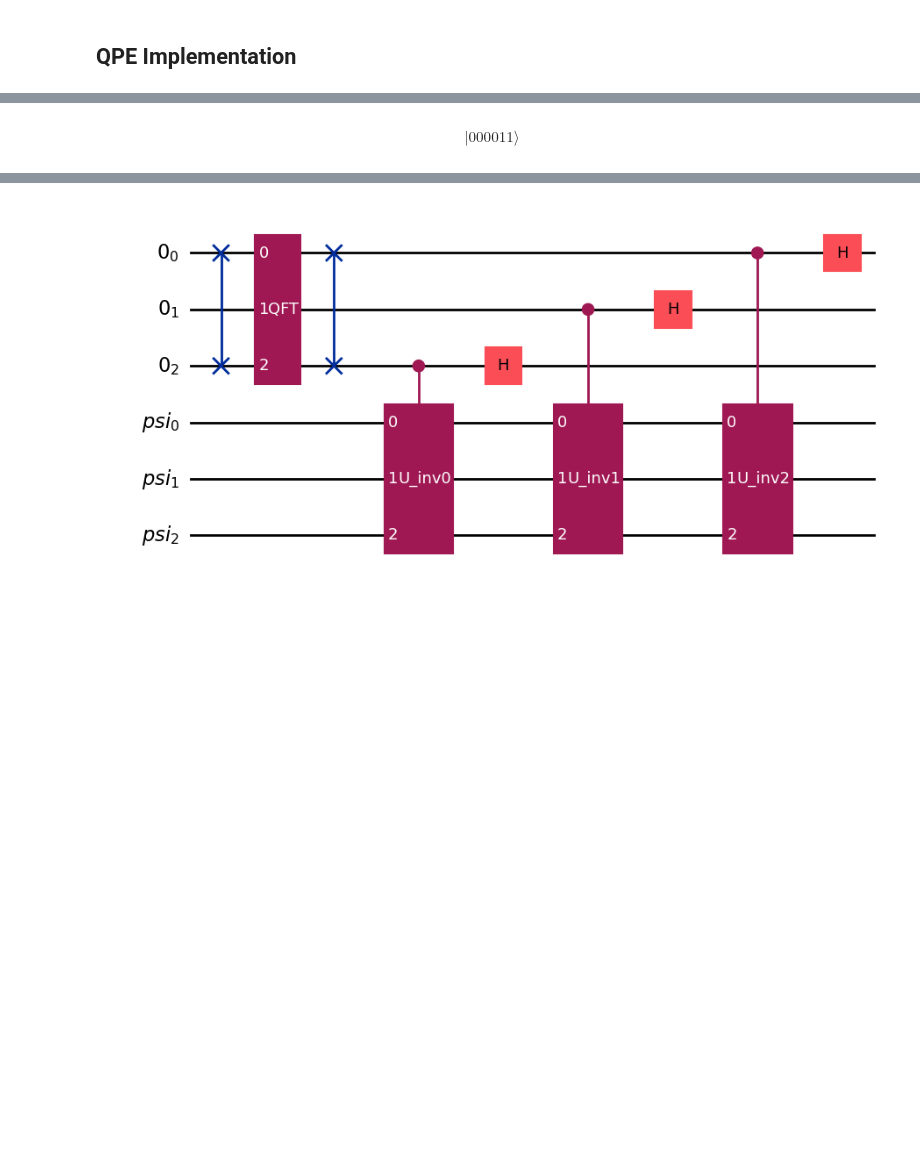
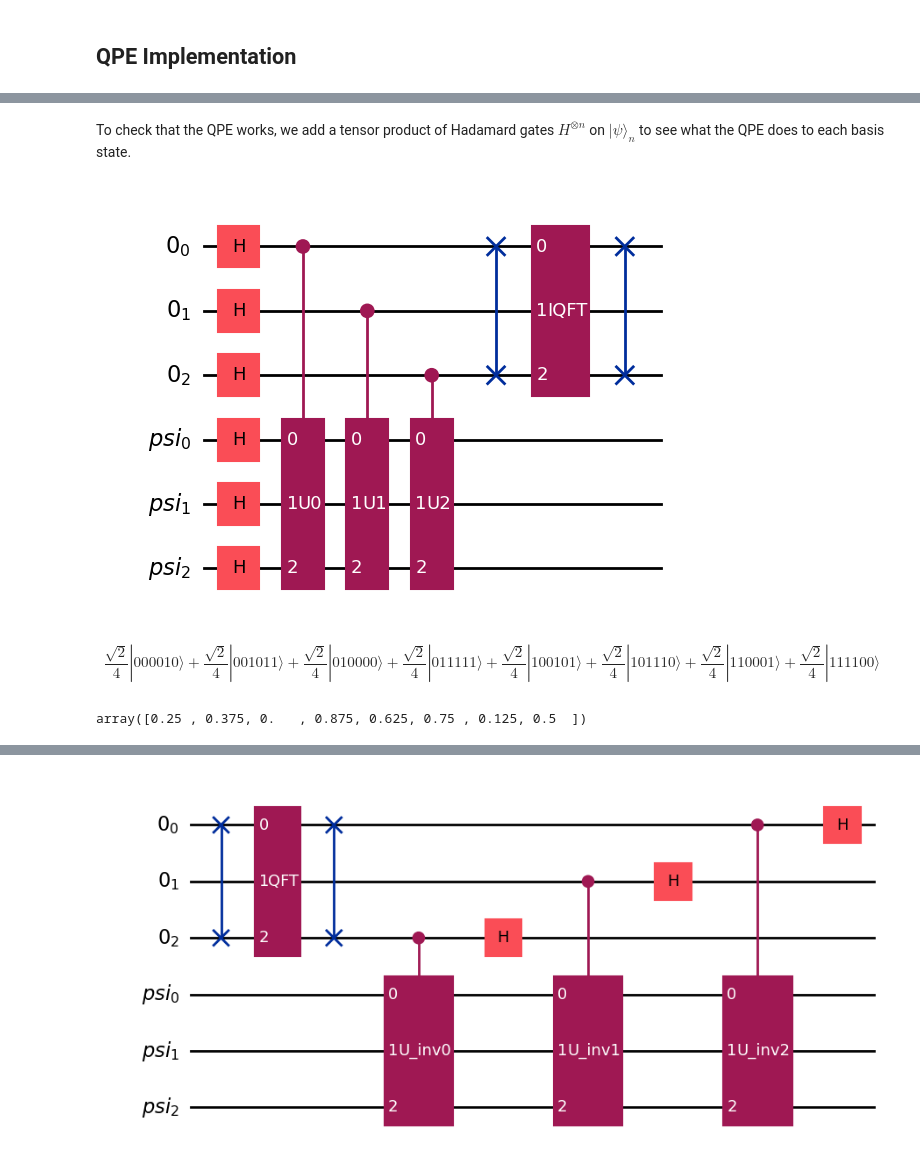
Before and after one commit to pankmunbodh/A-QPE-and-Grover-alg-Puzzle-Quantum-Computing-, a Jupyter notebook: QPE and Grover.ipynb, the cells around one changed output, grey strips where cells are left out. Drawn from its saved outputs; the diff is of its cells as text; code cells hidden in the pictures; blank space fills up the shorter version.

```diff
--- a/QPE and Grover.ipynb
+++ b/QPE and Grover.ipynb
@@ -113,15 +131,13 @@ def quantum_fourier_transform(n):
 # %%
-from qiskit.circuit.library import Diagonal
-from qiskit.circuit.library import DiagonalGate
-
-
 def theta_input(d,n):
+    """Computes the possible values of thetas (modulo 2^d) for a given value of d. Gives them in a random order in array."""
     possible_thetas = np.arange(2**d)/2**d
     return np.random.choice(possible_thetas, size=2**n,replace=False)
 
 
 
 def power_diag_U(power, n, thetas):
+    """Computes the diagonal [(e^{2 pi i theta})^power] for all theta"""
     diagonals = np.array([])
     if 2**n != len(thetas):
         raise Exception("2^n should be the same length as the array of phases.")
@@ -133,19 +149,18 @@ def power_diag_U(power, n, thetas):
     return diagonals.tolist()
 
 def power_U(power, n, thetas):
+    """Turns the diagonal into the U^power gate using qiskit's built-in DiagonalGate."""
     diagonals = power_diag_U(power, n, thetas)
     qc = QuantumCircuit(n, name=f"U")
 
-    qc.append(DiagonalGate(diagonals), range(n))
+    qc.append(DiagonalGate(diagonals), range(n)) #uses qiskit function DiagonalGate.
 
     return qc
-
-power_U(2,3,[0.1,0.2,0.3,0.4,0.5,0.6,0.7,0.8]).draw(output="mpl")
-
 
 # I will also need the inverse of power_U
 
 def power_U_inverse(power,n,thetas):
+    """Finds the inverse of power_U as U^{-power}."""
     diagonals = (np.array(power_diag_U(power, n, thetas))**(-1)).tolist()
 
     qc = QuantumCircuit(n, name=f"U_inv")
@@ -225,5 +234,20 @@ array([0.375, 0.75 , 0.25 , 0.875, 0.625, 0.   , 0.125, 0.5  ])
+# %% [markdown]
+To check that the QPE works, we add a tensor product of Hadamard gates $H^{\otimes n}$ on $|\psi\rangle_n$ to see what the QPE does to each basis state.
+# %%
+quantum_register_0 = QuantumRegister(3,name="0")
+quantum_register_psi = QuantumRegister(3,name="psi")
+qc = QuantumCircuit(quantum_register_0, quantum_register_psi)
+qc.h(quantum_register_psi)
+qc.compose(qpe,inplace=True)
+qc.draw(output="mpl")
+# %% [output]
+[figure, added]
 # %%
 #Ok the qpe works as expected.
-Statevector(qpe).draw("Latex")
+Statevector(qc).draw("Latex")
 # %% [output]
-$$ |000011\rangle$$
+$$\frac{\sqrt{2}}{4} |000010\rangle+\frac{\sqrt{2}}{4} |001011\rangle+\frac{\sqrt{2}}{4} |010000\rangle+\frac{\sqrt{2}}{4} |011111\rangle+\frac{\sqrt{2}}{4} |100101\rangle+\frac{\sqrt{2}}{4} |101110\rangle+\frac{\sqrt{2}}{4} |110001\rangle+\frac{\sqrt{2}}{4} |111100\rangle$$
+# %%
+thetas
+# %% [output]
+array([0.25 , 0.375, 0.   , 0.875, 0.625, 0.75 , 0.125, 0.5  ])
```
Also changed, not shown: parts of 27 cells of this notebook.
